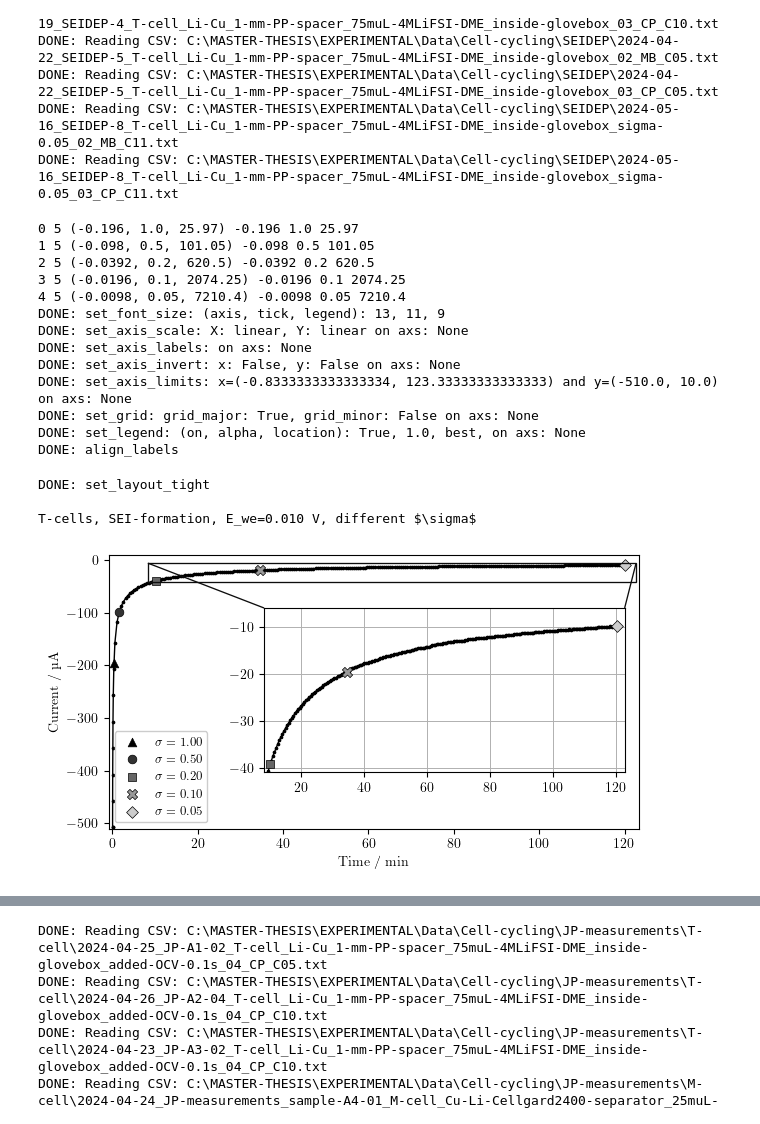
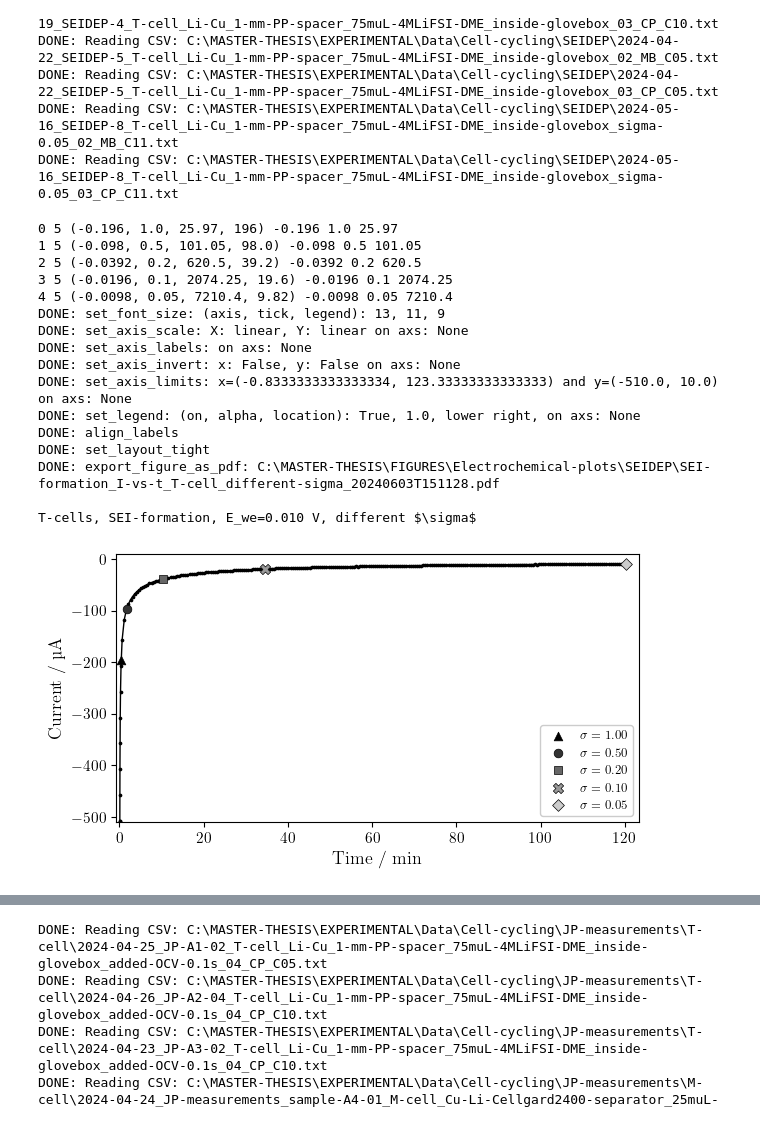
Before and after one commit to GottfridOlsson/MASTER-THESIS, a Jupyter notebook: EXPERIMENTAL/Python-scripts/Electrochemical-plots.ipynb, the cells around one changed output, grey strips where cells are left out. Cells and saved outputs as stored; diff of their text form; code cells hidden in the pictures.

```diff
--- a/EXPERIMENTAL/Python-scripts/Electrochemical-plots.ipynb
+++ b/EXPERIMENTAL/Python-scripts/Electrochemical-plots.ipynb
@@ -165,73 +165,78 @@ fig, axs = plt.subplots(nrows=1, ncols=1, figsize=(fig_width_cm/2.54, fig_height
 time_divider = 60 # s --> min if = 60
 current_multiplier = 1000 # mA --> muA
 first_datapoint_remover = 1
-I_sigma_t = [(-0.196,  1.00, 25.97),
-             (-0.098,  0.50, 101.05),
-             (-0.0392, 0.20, 620.5),
-             (-0.0196, 0.10, 2074.25),
-             (-0.0098, 0.05, 7210.4)] # (mA, unitless, s) (time values by zooming in on graph, SEIDEP_sigma_005_MB) to plot the markers of sigma
+I_sigma_t_ISEIcutoff = [(-0.196,  1.00, 25.97, 196),
+                        (-0.098,  0.50, 101.05, 98.0),
+                        (-0.0392, 0.20, 620.5, 39.2),
+                        (-0.0196, 0.10, 2074.25, 19.6),
+                        (-0.0098, 0.05, 7210.4, 9.82)] # (mA, unitless, s, |muA|) (time values by zooming in on graph, SEIDEP_sigma_005_MB) to plot the markers of sigma
 
 #axs.plot(SEIDEP_sigma_1_MB[0][first_datapoint_remover:-1]/time_divider,   SEIDEP_sigma_1_MB[2][first_datapoint_remover:-1]*current_multiplier,   linewidth=1, linestyle='-', color='r', marker=markers[0], markersize='3.3')#, label='$\\sigma=1.00$')
 #axs.plot(SEIDEP_sigma_05_MB[0][first_datapoint_remover:-1]/time_divider,  SEIDEP_sigma_05_MB[2][first_datapoint_remover:-1]*current_multiplier,  linewidth=1, linestyle='-', color='g', marker=markers[1], markersize='3.3')#, label='$\\sigma=0.50$')
 #axs.plot(SEIDEP_sigma_02_MB[0][first_datapoint_remover:-1]/time_divider,  SEIDEP_sigma_02_MB[2][first_datapoint_remover:-1]*current_multiplier,  linewidth=1, linestyle='-', color='g', marker=markers[2], markersize='3.3')#, label='$\\sigma=0.20$')
 #axs.plot(SEIDEP_sigma_01_MB[0][first_datapoint_remover:-1]/time_divider,  SEIDEP_sigma_01_MB[2][first_datapoint_remover:-1]*current_multiplier,  linewidth=1, linestyle='-', color='g', marker=markers[3], markersize='3.3')#, label='$\\sigma=0.10$')
 axs.plot(SEIDEP_sigma_005_MB[0][first_datapoint_remover:-1]/time_divider, SEIDEP_sigma_005_MB[2][first_datapoint_remover:-1]*current_multiplier, linewidth=1, linestyle='-', color=five_grayscale_colors[0], marker=markers[-1], markersize=marker_sizes[-1])#, label='$\\sigma=0.05$')
-#for i in range(len(I_sigma_t)):
-#    axs.hlines(I_sigma_t[i][0]*current_multiplier, xmin=0, xmax=10000, color='r', linestyle='-')
+#for i in range(len(I_sigma_t_ISEIcutoff)):
+#    axs.hlines(I_sigma_t_ISEIcutoff[i][0]*current_multiplier, xmin=0, xmax=10000, color='r', linestyle='-')
+labels_ISEIcutoff = ["", "", "", "", ""]
+labels_sigmas = ["", "", "", "", ""]
 
-ax_inset = inset_axes(axs, width="100%", height="100%", ##ax_inset = inset_axes(axs, width="60%", height="50%", loc='center')
-                      bbox_to_anchor=(.28, .18, .68, .60), bbox_transform=axs.transAxes, loc=3)#loc='lower right', borderpad=2*font_size_tick/10)# loc=(0.5,0.5))#"lower center")
+###ax_inset = inset_axes(axs, width="100%", height="100%", ##ax_inset = inset_axes(axs, width="60%", height="50%", loc='center')
+###                      bbox_to_anchor=(.28, .18, .68, .60), bbox_transform=axs.transAxes, loc=3)#loc='lower right', borderpad=2*font_size_tick/10)# loc=(0.5,0.5))#"lower center")
 #ax_inset.plot(SEIDEP_sigma_1_MB[0][first_datapoint_remover:-1]/time_divider, SEIDEP_sigma_1_MB[2][first_datapoint_remover:-1]*current_multiplier, linewidth=1, linestyle='-', color='r', marker='x', markersize='3.50', label='$\\sigma=0.10$')
 #ax_inset.plot(SEIDEP_sigma_01_MB[0][first_datapoint_remover:-1]/time_divider, SEIDEP_sigma_01_MB[2][first_datapoint_remover:-1]*current_multiplier, linewidth=1, linestyle='-', color='g', marker='o', markersize='3.25', label='$\\sigma=1.00$')
-ax_inset.plot(SEIDEP_sigma_005_MB[0][first_datapoint_remover:-1]/time_divider, SEIDEP_sigma_005_MB[2][first_datapoint_remover:-1]*current_multiplier, linewidth=1, linestyle='-', color=five_grayscale_colors[0], marker=markers[-1], markersize=marker_sizes[-1])#, label='$\\sigma=10.0$')
-for i in range(len(I_sigma_t)):
-    print(i, len(I_sigma_t), I_sigma_t[i], I_sigma_t[i][0], I_sigma_t[i][1], I_sigma_t[i][2])
-    label_i = f'$\\sigma={I_sigma_t[i][1]:.2f}$'
+###ax_inset.plot(SEIDEP_sigma_005_MB[0][first_datapoint_remover:-1]/time_divider, SEIDEP_sigma_005_MB[2][first_datapoint_remover:-1]*current_multiplier, linewidth=1, linestyle='-', color=five_grayscale_colors[0], marker=markers[-1], markersize=marker_sizes[-1])#, label='$\\sigma=10.0$')
+for i in range(len(I_sigma_t_ISEIcutoff)):
+    print(i, len(I_sigma_t_ISEIcutoff), I_sigma_t_ISEIcutoff[i], I_sigma_t_ISEIcutoff[i][0], I_sigma_t_ISEIcutoff[i][1], I_sigma_t_ISEIcutoff[i][2])
+    label_i = f'$\\sigma={I_sigma_t_ISEIcutoff[i][1]:.2f}$' #old
+    labels_sigmas[i] = label_i
+    #label_i = "$I_\\mathrm{SEI\\textrm{-}cutoff}=\\,\\,$" + f'{I_sigma_t_ISEIcutoff[i][3]}' + "\\,\\textmu A" #for presentation
+    #labels_ISEIcutoff[i] = label_i
     s = [39, 39, 39, 55, 36]
-    axs.scatter(I_sigma_t[i][2]/time_divider,      I_sigma_t[i][0]*current_multiplier, color=five_grayscale_colors[i], edgecolors= "black", linewidths=0.5, marker=markers[i], s=s[i], label=label_i, zorder=100)
-    ax_inset.scatter(I_sigma_t[i][2]/time_divider, I_sigma_t[i][0]*current_multiplier, color=five_grayscale_colors[i], edgecolors= "black", linewidths=0.5, marker=markers[i], s=s[i], label=label_i, zorder=100)
+    axs.scatter(I_sigma_t_ISEIcutoff[i][2]/time_divider,      I_sigma_t_ISEIcutoff[i][0]*current_multiplier, color=five_grayscale_colors[i], edgecolors= "black", linewidths=0.5, marker=markers[i], s=s[i], label=label_i, zorder=100)
+    ###ax_inset.scatter(I_sigma_t_ISEIcutoff[i][2]/time_divider, I_sigma_t_ISEIcutoff[i][0]*current_multiplier, color=five_grayscale_colors[i], edgecolors= "black", linewidths=0.5, marker=markers[i], s=s[i], label=label_i, zorder=100)
 
 xmin_inset, xmax_inset, ymin_inset, ymax_inset = 500/time_divider, 7360/time_divider, -0.041*current_multiplier, -0.006*current_multiplier
-ax_inset.set_xlim(xmin_inset, xmax_inset)
-ax_inset.set_ylim(ymin_inset, ymax_inset)
+###ax_inset.set_xlim(xmin_inset, xmax_inset)
+###ax_inset.set_ylim(ymin_inset, ymax_inset)
 
 
 # Settings for each axis (axs)
 f.set_font_size(axis=font_size_axis, tick=font_size_tick, legend=font_size_legend)
 f.set_axis_scale(   axs, xScale_string='linear', yScale_string='linear')
 f.set_axis_labels(  axs, x_label='Time / min', y_label='Current / \\textmu A')
 f.set_axis_invert(  axs, x_invert=False, y_invert=False)
 f.set_axis_limits(  axs, xmin=-50/time_divider, xmax=7400/time_divider, ymin=-0.51*current_multiplier, ymax=0.01*current_multiplier)
 #f.set_grid(         axs, grid_major_on=grid_major, grid_major_linewidth=0.7, grid_minor_on=grid_minor, grid_minor_linewidth=0.3) # set_grid must be after set_axis_scale for some reason (at least with 'log')
-f.set_grid(         ax_inset, grid_major_on=True, grid_major_linewidth=0.7, grid_minor_on=grid_minor, grid_minor_linewidth=0.3) # set_grid must be after set_axis_scale for some reason (at least with 'log')
-f.set_legend(       axs, legend_on=legend_on, alpha=1.0, location='best')
+#f.set_grid(         ax_inset, grid_major_on=True, grid_major_linewidth=0.7, grid_minor_on=grid_minor, grid_minor_linewidth=0.3) # set_grid must be after set_axis_scale for some reason (at least with 'log')
+f.set_legend(       axs, legend_on=legend_on, alpha=1.0, location='lower right')
 f.align_labels(fig)
 f.set_layout_tight(fig)
 
-mark_inset(axs, ax_inset, loc1=2, loc2=1, facecolor="none", edgecolor="0.05", linewidth=0.95, zorder=101)# draw a bbox of the region of the inset axes in the parent axes and connecting lines between the bbox and the inset axes area
+#mark_inset(axs, ax_inset, loc1=2, loc2=1, facecolor="none", edgecolor="0.05", linewidth=0.95, zorder=101)# draw a bbox of the region of the inset axes in the parent axes and connecting lines between the bbox and the inset axes area
 
 PDF_path_SEIDEP_T_cell = electrochemical_figures_export_root_path + 'SEIDEP\\SEI-formation_I-vs-t_T-cell_different-sigma_' + get_current_date_and_time_as_ISO8601_string() + '.pdf'
-#f.export_figure_as_pdf(PDF_path_SEIDEP_T_cell)
+f.export_figure_as_pdf(PDF_path_SEIDEP_T_cell)
 print('\nT-cells, SEI-formation, E_we=0.010 V, different $\\sigma$')
 plt.show()
 # %% [output]
-0 5 (-0.196, 1.0, 25.97) -0.196 1.0 25.97
-1 5 (-0.098, 0.5, 101.05) -0.098 0.5 101.05
-2 5 (-0.0392, 0.2, 620.5) -0.0392 0.2 620.5
-3 5 (-0.0196, 0.1, 2074.25) -0.0196 0.1 2074.25
-4 5 (-0.0098, 0.05, 7210.4) -0.0098 0.05 7210.4
+0 5 (-0.196, 1.0, 25.97, 196) -0.196 1.0 25.97
+1 5 (-0.098, 0.5, 101.05, 98.0) -0.098 0.5 101.05
+2 5 (-0.0392, 0.2, 620.5, 39.2) -0.0392 0.2 620.5
+3 5 (-0.0196, 0.1, 2074.25, 19.6) -0.0196 0.1 2074.25
+4 5 (-0.0098, 0.05, 7210.4, 9.82) -0.0098 0.05 7210.4
 DONE: set_font_size: (axis, tick, legend): 13, 11, 9
 DONE: set_axis_scale: X: linear, Y: linear on axs: None
 DONE: set_axis_labels: on axs: None
 DONE: set_axis_invert: x: False, y: False on axs: None
 DONE: set_axis_limits: x=(-0.8333333333333334, 123.33333333333333) and y=(-510.0, 10.0) on axs: None
-DONE: set_grid: grid_major: True, grid_minor: False on axs: None
-DONE: set_legend: (on, alpha, location): True, 1.0, best, on axs: None
+DONE: set_legend: (on, alpha, location): True, 1.0, lower right, on axs: None
 DONE: align_labels
+DONE: set_layout_tight
+DONE: export_figure_as_pdf: C:\MASTER-THESIS\FIGURES\Electrochemical-plots\SEIDEP\SEI-formation_I-vs-t_T-cell_different-sigma_20240603T151128.pdf
+
+T-cells, SEI-formation, E_we=0.010 V, different $\sigma$
-DONE: set_layout_tight
-
-T-cells, SEI-formation, E_we=0.010 V, different $\sigma$
-[figure, old version]
+[figure, new version]
 # %%
 # PLOT SEIDEP: V vs. t (T-cells) #
 
```
Also changed, not shown: parts of 7 cells of this notebook.
